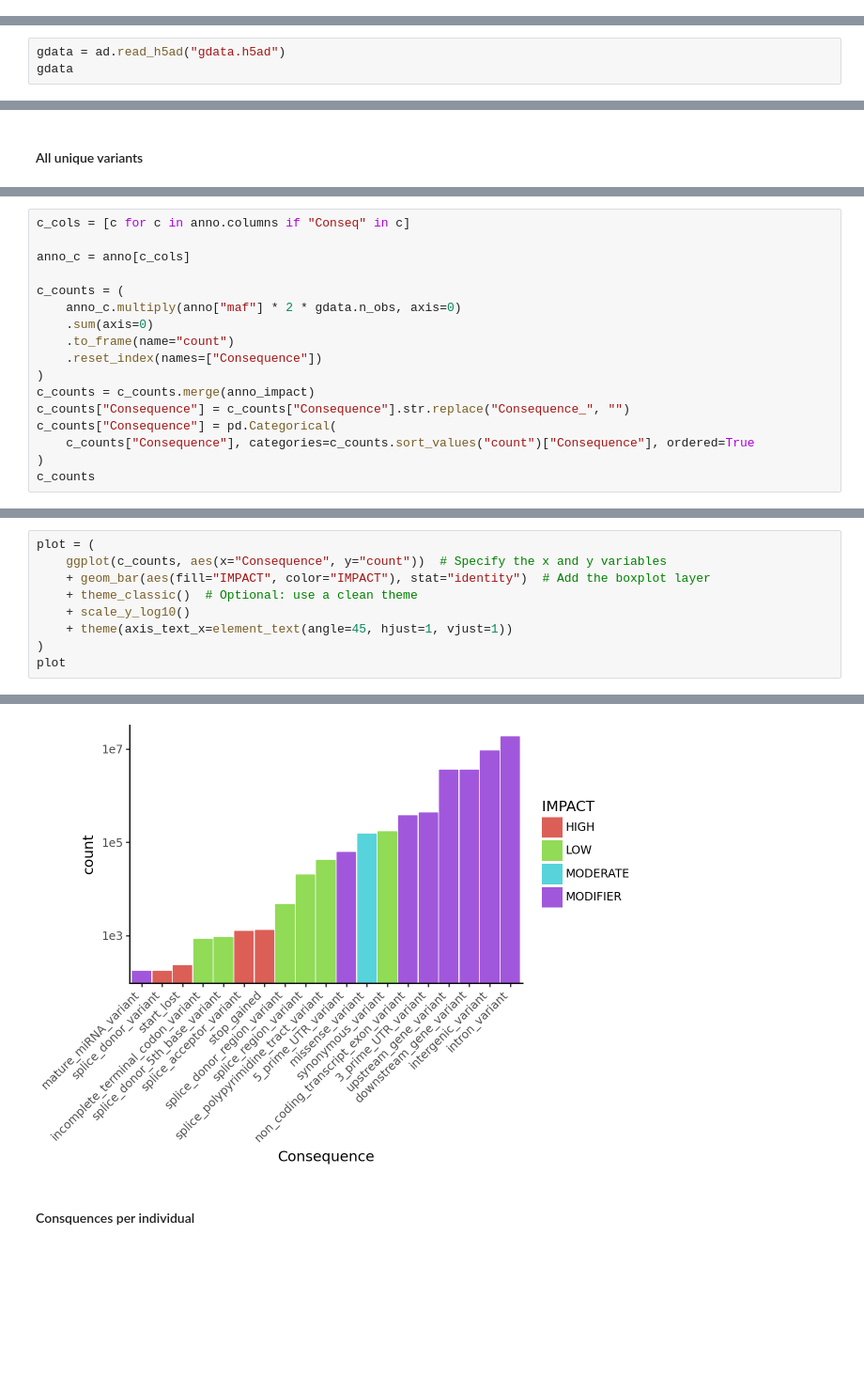
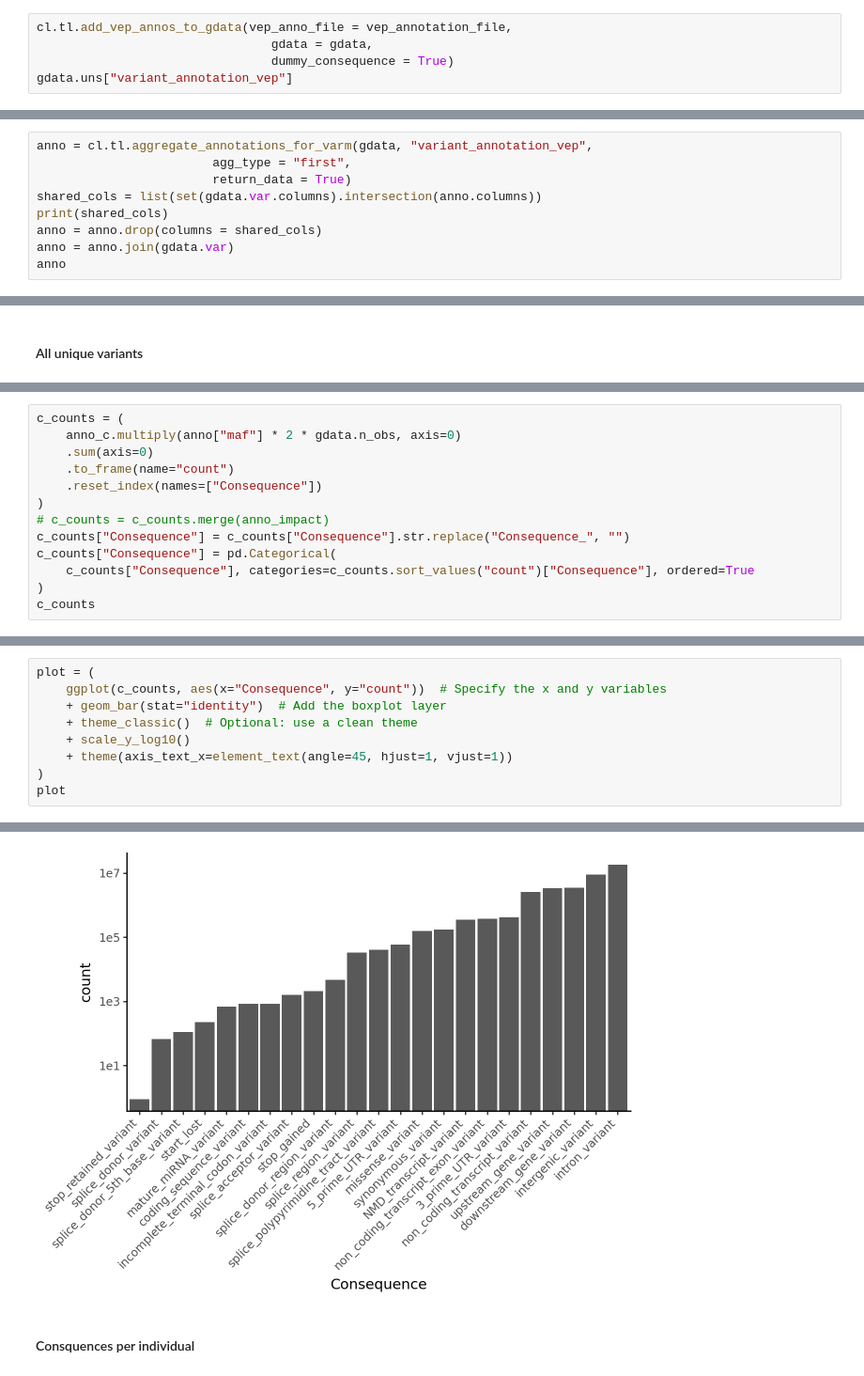
Before and after one commit to theislab/cellink, a Jupyter notebook: docs/tutorials/explore_annotations.ipynb, the cells around one changed output, grey strips where cells are left out. Shown at 94% size. Saved outputs shown, nothing was run; the diff lists cells and outputs as text; blank space fills up the shorter version.

```diff
--- a/docs/tutorials/explore_annotations.ipynb
+++ b/docs/tutorials/explore_annotations.ipynb
@@ -75,0 +52,5 @@ AnnData object with n_obs × n_vars = 1034 × 143083
+# %%
+cl.tl.add_vep_annos_to_gdata(vep_anno_file = vep_annotation_file,
+                                gdata = gdata,
+                                dummy_consequence = True)
+gdata.uns["variant_annotation_vep"]
@@ -92,3 +180,0 @@ gdata.write("gdata.h5ad")
-# %%
-gdata = ad.read_h5ad("gdata.h5ad")
-gdata
@@ -103,0 +183,9 @@ anno = gdata.var.join(gdata.varm["annotations_0"])
+# %%
+anno = cl.tl.aggregate_annotations_for_varm(gdata, "variant_annotation_vep",
+                        agg_type = "first",
+                        return_data = True)
+shared_cols = list(set(gdata.var.columns).intersection(anno.columns))
+print(shared_cols)
+anno = anno.drop(columns = shared_cols)
+anno = anno.join(gdata.var)
+anno
@@ -177,15 +286,11 @@ Index(['Consequence', 'IMPACT'], dtype='object')
 # %%
-c_cols = [c for c in anno.columns if "Conseq" in c]
-
-anno_c = anno[c_cols]
-
 c_counts = (
     anno_c.multiply(anno["maf"] * 2 * gdata.n_obs, axis=0)
     .sum(axis=0)
     .to_frame(name="count")
     .reset_index(names=["Consequence"])
 )
-c_counts = c_counts.merge(anno_impact)
+# c_counts = c_counts.merge(anno_impact)
 c_counts["Consequence"] = c_counts["Consequence"].str.replace("Consequence_", "")
 c_counts["Consequence"] = pd.Categorical(
     c_counts["Consequence"], categories=c_counts.sort_values("count")["Consequence"], ordered=True
@@ -212,7 +317,7 @@ c_counts
 # %%
 plot = (
     ggplot(c_counts, aes(x="Consequence", y="count"))  # Specify the x and y variables
-    + geom_bar(aes(fill="IMPACT", color="IMPACT"), stat="identity")  # Add the boxplot layer
+    + geom_bar(stat="identity")  # Add the boxplot layer
     + theme_classic()  # Optional: use a clean theme
     + scale_y_log10()
     + theme(axis_text_x=element_text(angle=45, hjust=1, vjust=1))
@@ -223,4 +327,4 @@ plot
-[figure, old version]
+[figure, new version]
 # %% [markdown]
 #### Consquences per individual
 # %%
```
Also changed, not shown: parts of 32 cells of this notebook, 4 other files.
